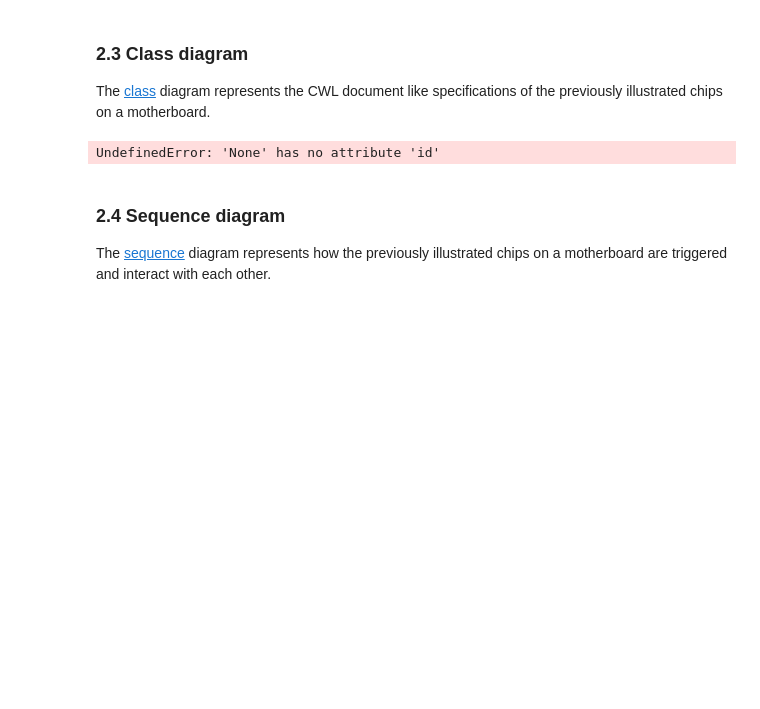
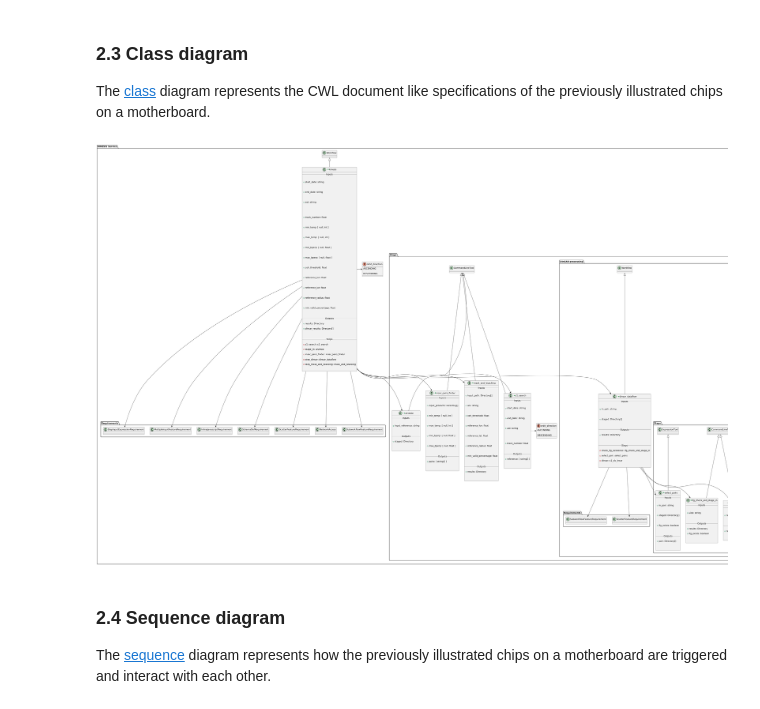
Before and after one commit to Terradue/cwl2puml, a Jupyter notebook: docs/examples.ipynb, the cells around one changed output. Cells and saved outputs as stored; diff of their text form; code cells hidden in the pictures; blank space fills up the shorter version.

```diff
--- a/docs/examples.ipynb
+++ b/docs/examples.ipynb
@@ -91,9 +91,9 @@ render(DiagramType.COMPONENT)
 
 The [class](https://plantuml.com/class-diagram) diagram represents the CWL document like specifications of the previously illustrated chips on a motherboard.
 # %%
-render(DiagramType.CLASS, True)
+render(DiagramType.CLASS)
 # %% [output]
-UndefinedError: 'None' has no attribute 'id'
+[figure, added]
 # %% [markdown]
 ### 2.4 Sequence diagram
 
```
Also changed, not shown: parts of 6 cells of this notebook, 3 other files.
